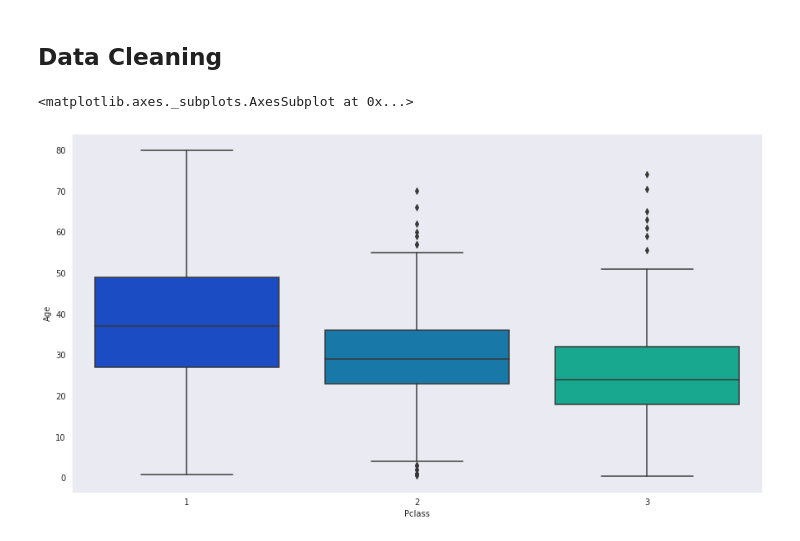
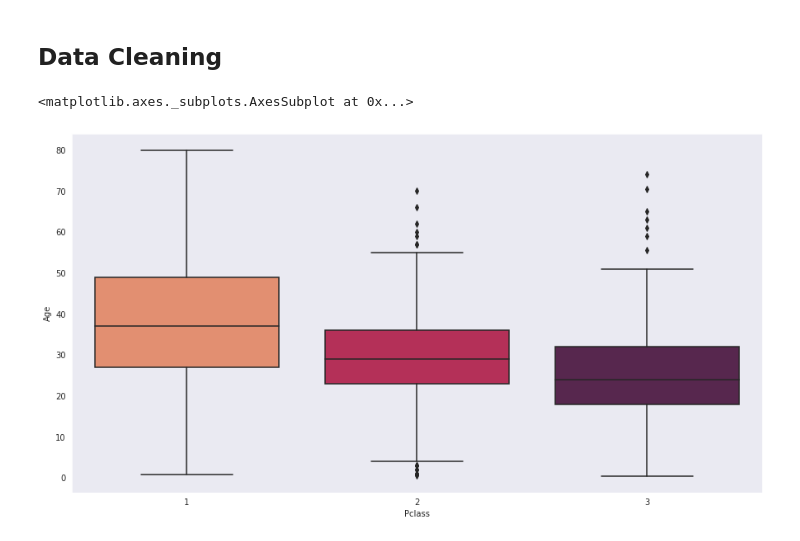
Before and after one commit to 1zulkifel/Titanic_Data_set_Quarter_2, a Jupyter notebook: Assignment_1.ipynb, the cells around one changed output. Drawn from its saved outputs; the diff is of its cells as text; code cells hidden in the pictures.

```diff
--- a/Assignment_1.ipynb
+++ b/Assignment_1.ipynb
@@ -97,7 +118,7 @@ Titanic_data_set['Fare'].hist(color='black')
 # %%
 # removing null values from age column
 plt.figure(figsize=(15,8))
-sb.boxplot(x='Pclass',y='Age',data=Titanic_data_set,palette='winter')
+sb.boxplot(x='Pclass',y='Age',data=Titanic_data_set,palette='rocket_r')
 # %% [output]
 <matplotlib.axes._subplots.AxesSubplot at 0x...>
-[figure, old version]
+[figure, new version]
```
Also changed, not shown: parts of 4 cells of this notebook, 20 other files.
